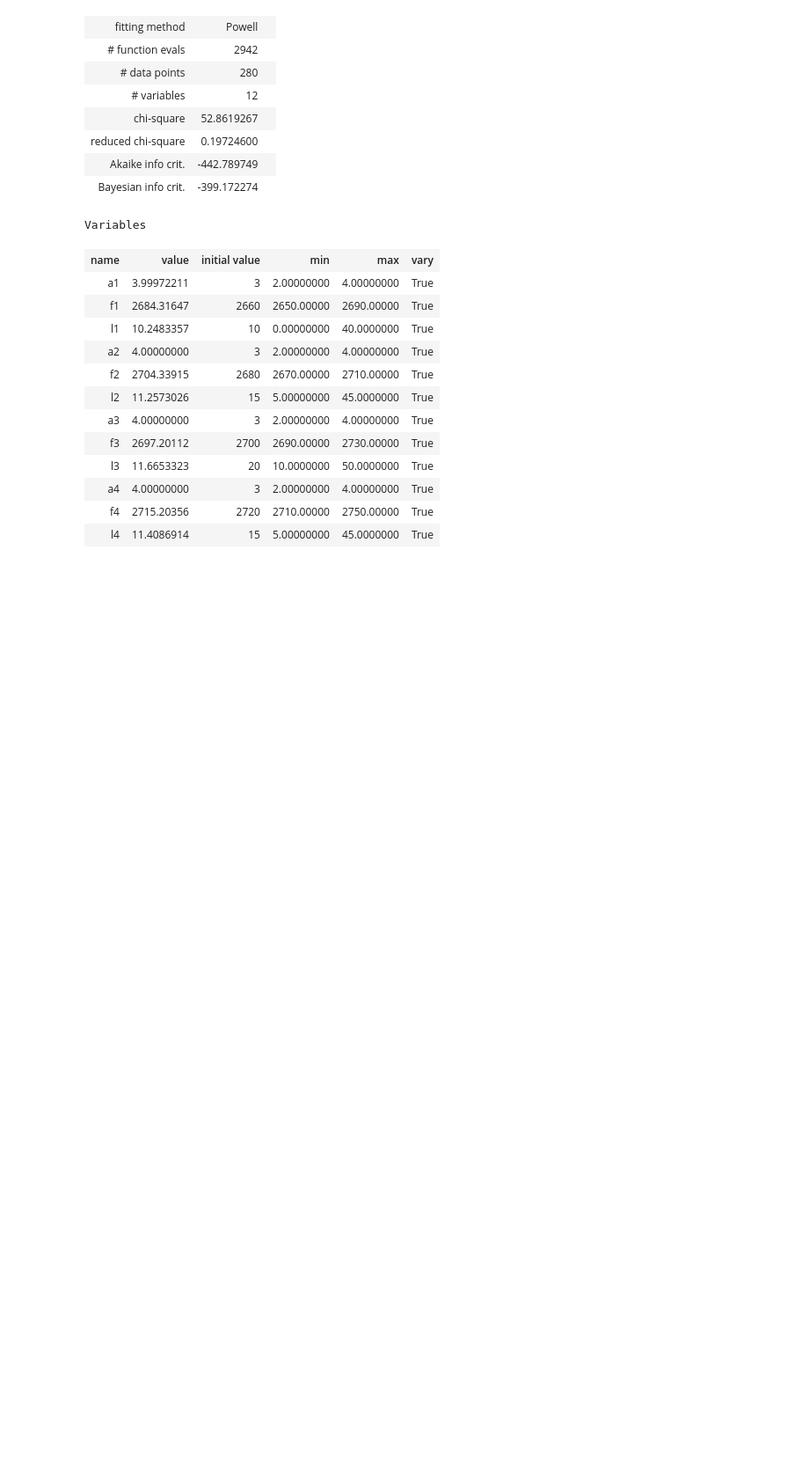
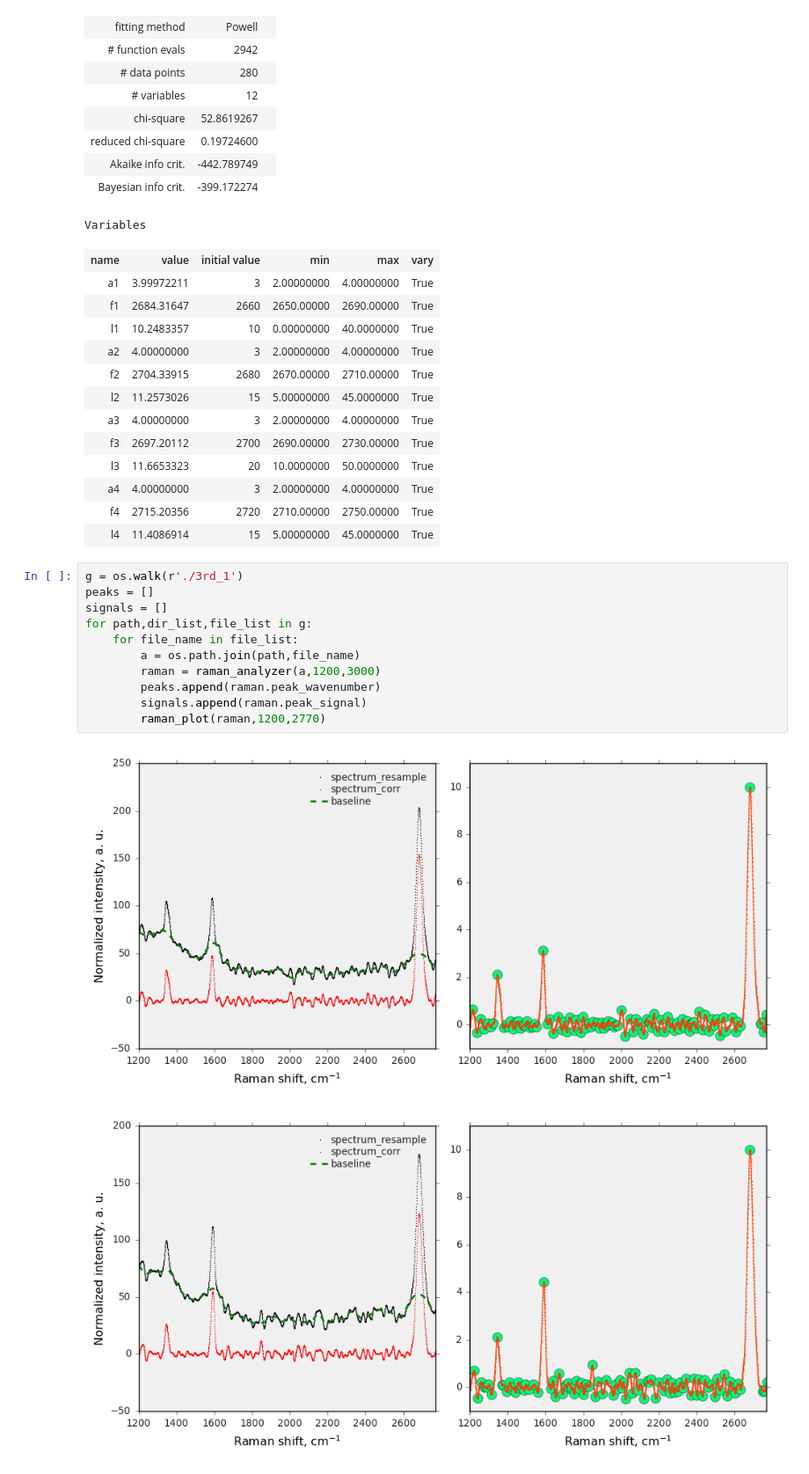
Before and after one commit to WentongZhou/raman, a Jupyter notebook: Testing.ipynb, the cells around one changed output. Shown at 88% size. Cells and saved outputs as stored; diff of their text form; blank space fills up the shorter version.

```diff
--- a/Testing.ipynb
+++ b/Testing.ipynb
@@ -177,3 +186,17 @@ Variables
 | a4 | 4.00000000 | 3 | 2.00000000 | 4.00000000 | True |
 | f4 | 2715.20356 | 2720 | 2710.00000 | 2750.00000 | True |
 | l4 | 11.4086914 | 15 | 5.00000000 | 45.0000000 | True |
+# %%
+g = os.walk(r'./3rd_1')
+peaks = []
+signals = []
+for path,dir_list,file_list in g:
+    for file_name in file_list:
+        a = os.path.join(path,file_name)
+        raman = raman_analyzer(a,1200,3000)
+        peaks.append(raman.peak_wavenumber)
+        signals.append(raman.peak_signal)
+        raman_plot(raman,1200,2770)
+# %% [output]
+[figure, added]
+[figure, added]
```
Also changed, not shown: parts of 6 cells of this notebook, 8 other files.
